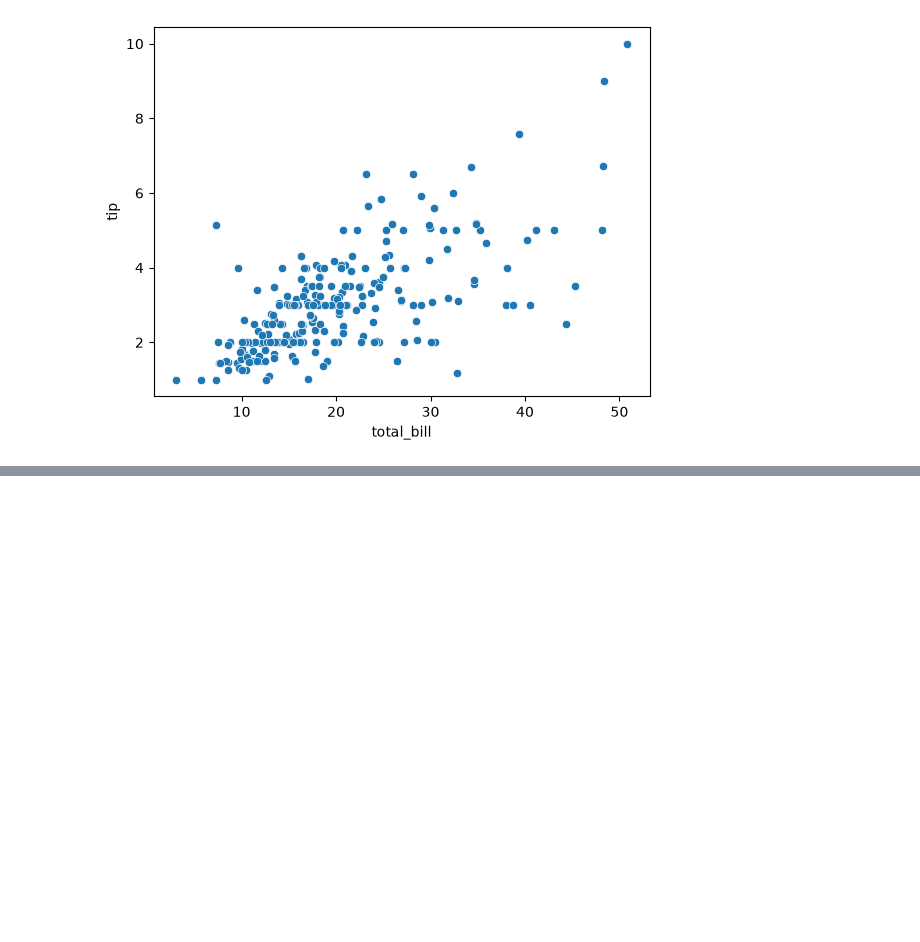
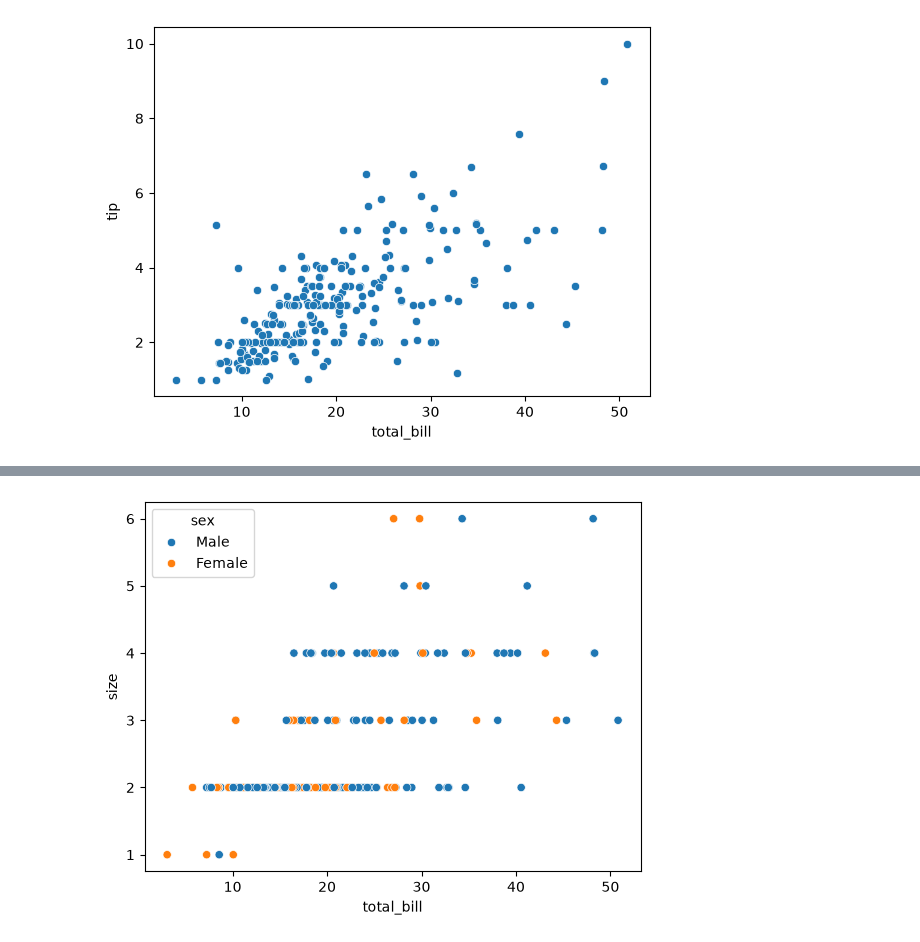
Before and after one commit to manukumsr54/Python-College, a Jupyter notebook: day1.seaborn.ipynb, the cells around one changed output, grey strips where cells are left out. Cells and saved outputs as stored; diff of their text form; code cells hidden in the pictures; blank space fills up the shorter version.

```diff
--- a/day1.seaborn.ipynb
+++ b/day1.seaborn.ipynb
@@ -55,0 +57,5 @@ plt.show()
+# %%
+sns.scatterplot(data=tips, x="total_bill",y="size",color="purple",hue="sex")
+plt.show()
+# %% [output]
+[figure, added]
```
Also changed, not shown: parts of 11 cells of this notebook.
